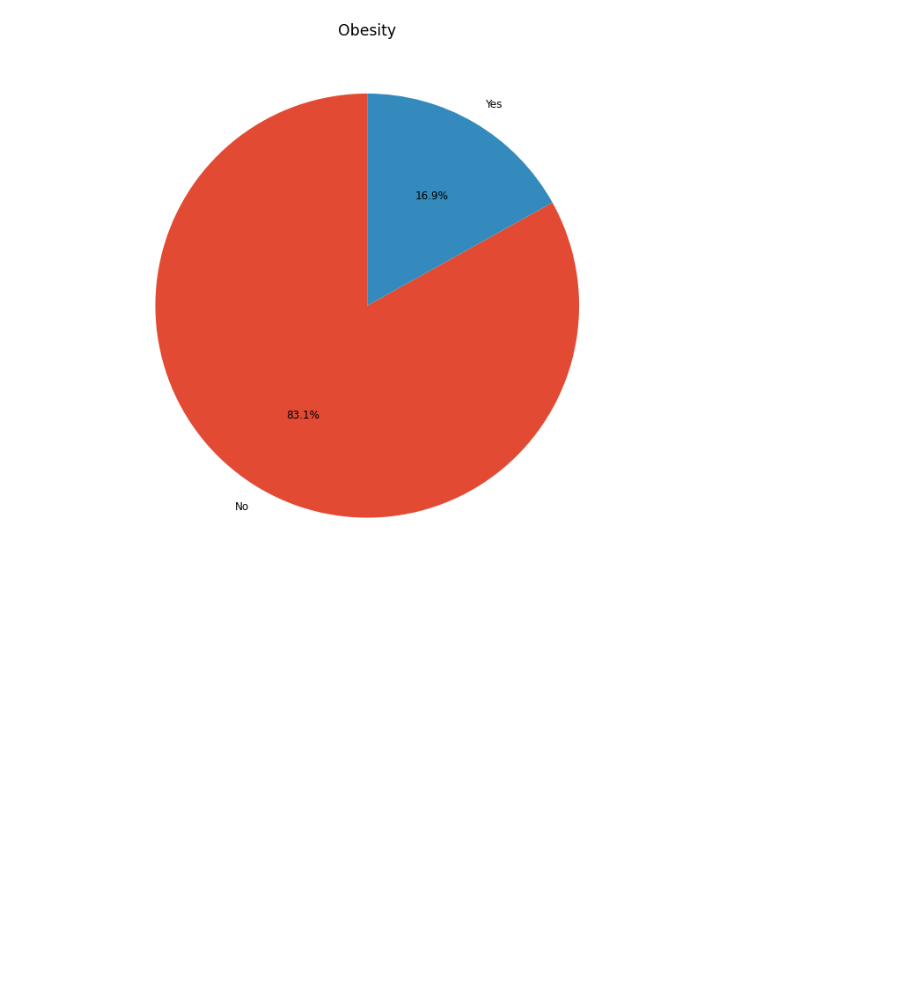
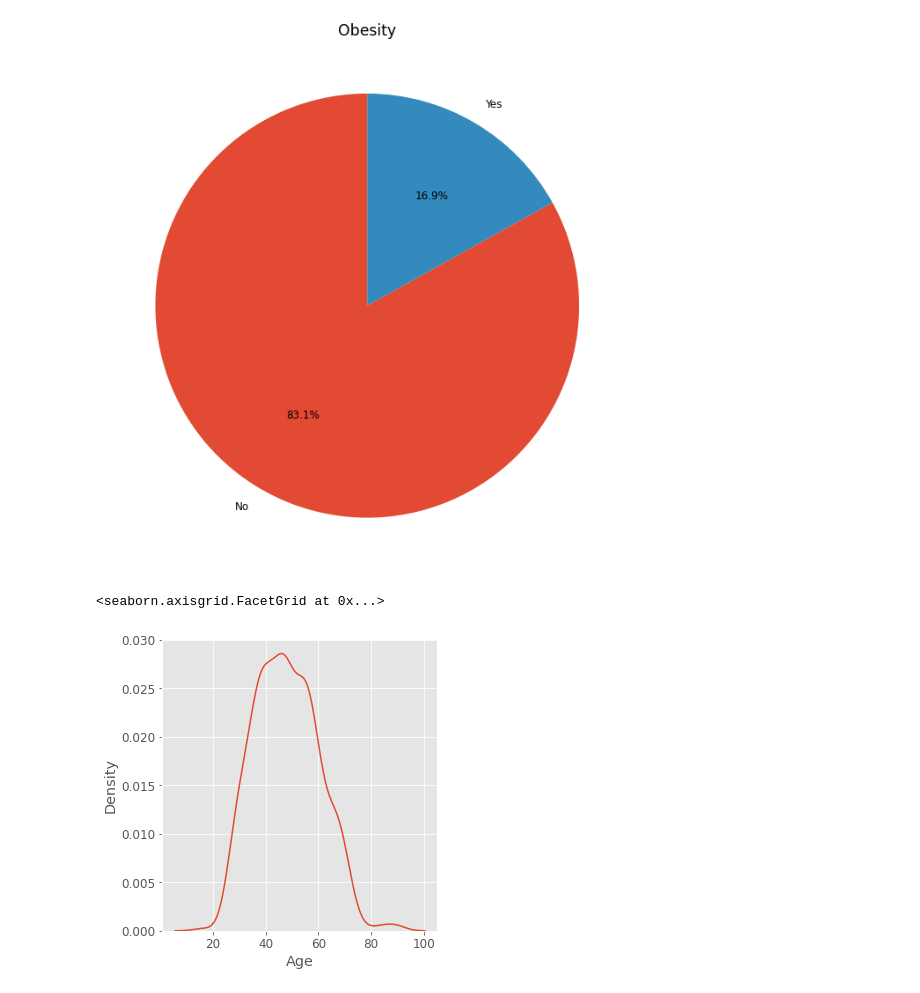
Before and after one commit to eldrigeampong/Data-Science, a Jupyter notebook: Scikit-learn/project2.ipynb, the cells around one changed output. Cells and saved outputs as stored; diff of their text form; code cells hidden in the pictures; blank space fills up the shorter version.

```diff
--- a/Scikit-learn/project2.ipynb
+++ b/Scikit-learn/project2.ipynb
@@ -360,3 +360,8 @@ plot_pie(
 # %% [output]
 <function __main__.plot_pie(df, x, height, shadow=None, startangle=None, title=None)>
 [figure]
+# %%
+sns.displot(df['Age'] ,kind='kde')
+# %% [output]
+<seaborn.axisgrid.FacetGrid at 0x...>
+[figure, added]
```
Also changed, not shown: parts of 10 cells of this notebook, 1 other file.
